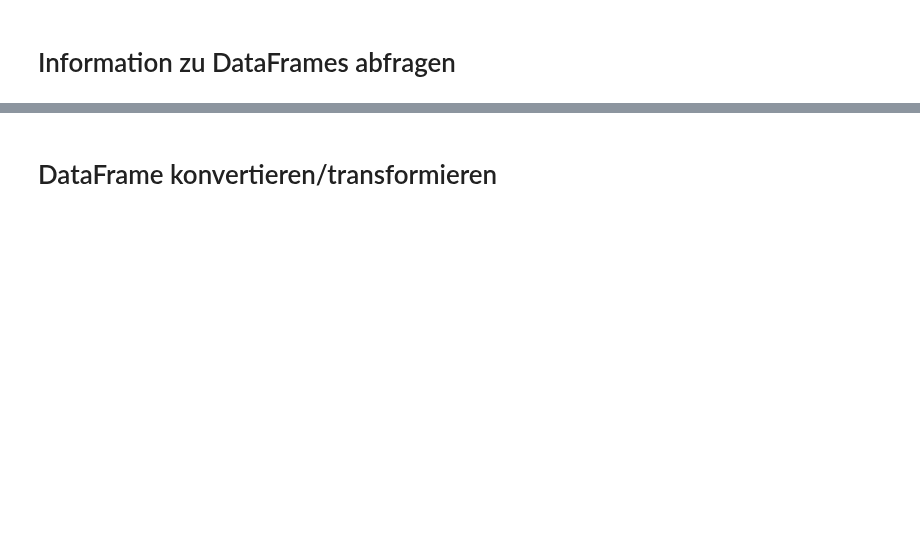
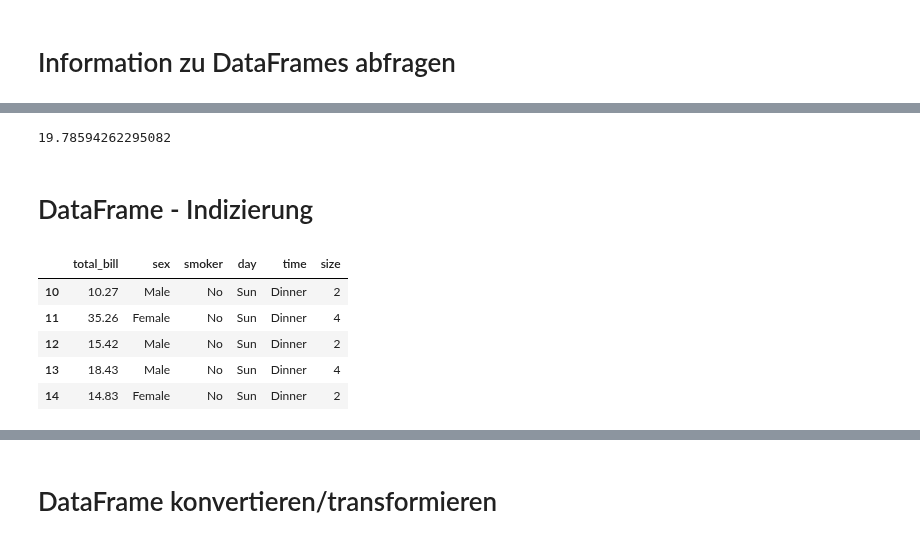
Before and after one commit to ralf-42/ML_Intro, a Jupyter notebook: 01 ipynb/00 general/B030-pandas-basics.ipynb, the cells around one changed output, grey strips where cells are left out. Cells and saved outputs as stored; diff of their text form; code cells hidden in the pictures; blank space fills up the shorter version.

```diff
--- a/01 ipynb/00 general/B030-pandas-basics.ipynb
+++ b/01 ipynb/00 general/B030-pandas-basics.ipynb
@@ -77,3 +36,10 @@ data['alcohol'].replace(14.23,14.99, inplace=True)
+# %%
+tips = px.data.tips()
+
+data = tips.drop(['tip'], axis=1)
+target = tips.tip
+
+data.head(4)
 # %% [markdown]
 # Information zu DataFrames abfragen
 # %%
@@ -91,4 +87,8 @@ data.ndim
 # %%
 data.size
 # %%
-data.groupby(['hue']).mean()
+data['total_bill'].mean()
+# %% [output]
+19.78594262295082
+# %% [markdown]
+# DataFrame - Indizierung
@@ -94,0 +98,11 @@ data.groupby(['hue']).mean()
+# %%
+# Zeile, Zeile von/bis
+data.iloc[10]
+data.iloc[10:15]
+# %% [output]
+|  | total_bill | sex | smoker | day | time | size |
+| 10 | 10.27 | Male | No | Sun | Dinner | 2 |
+| 11 | 35.26 | Female | No | Sun | Dinner | 4 |
+| 12 | 15.42 | Male | No | Sun | Dinner | 2 |
+| 13 | 18.43 | Male | No | Sun | Dinner | 4 |
+| 14 | 14.83 | Female | No | Sun | Dinner | 2 |
```
Also changed, not shown: parts of 47 cells of this notebook, 4 other files.
